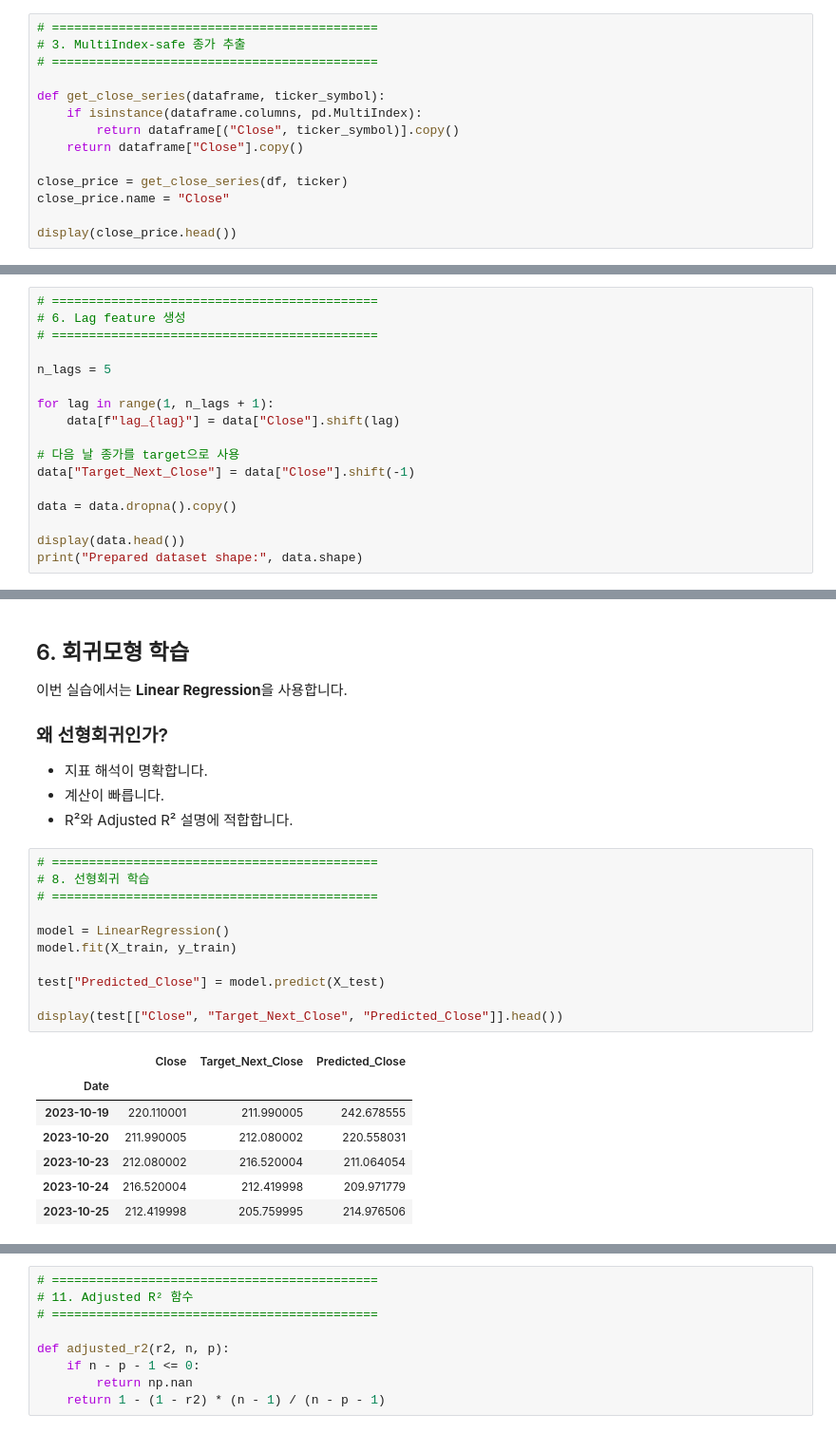
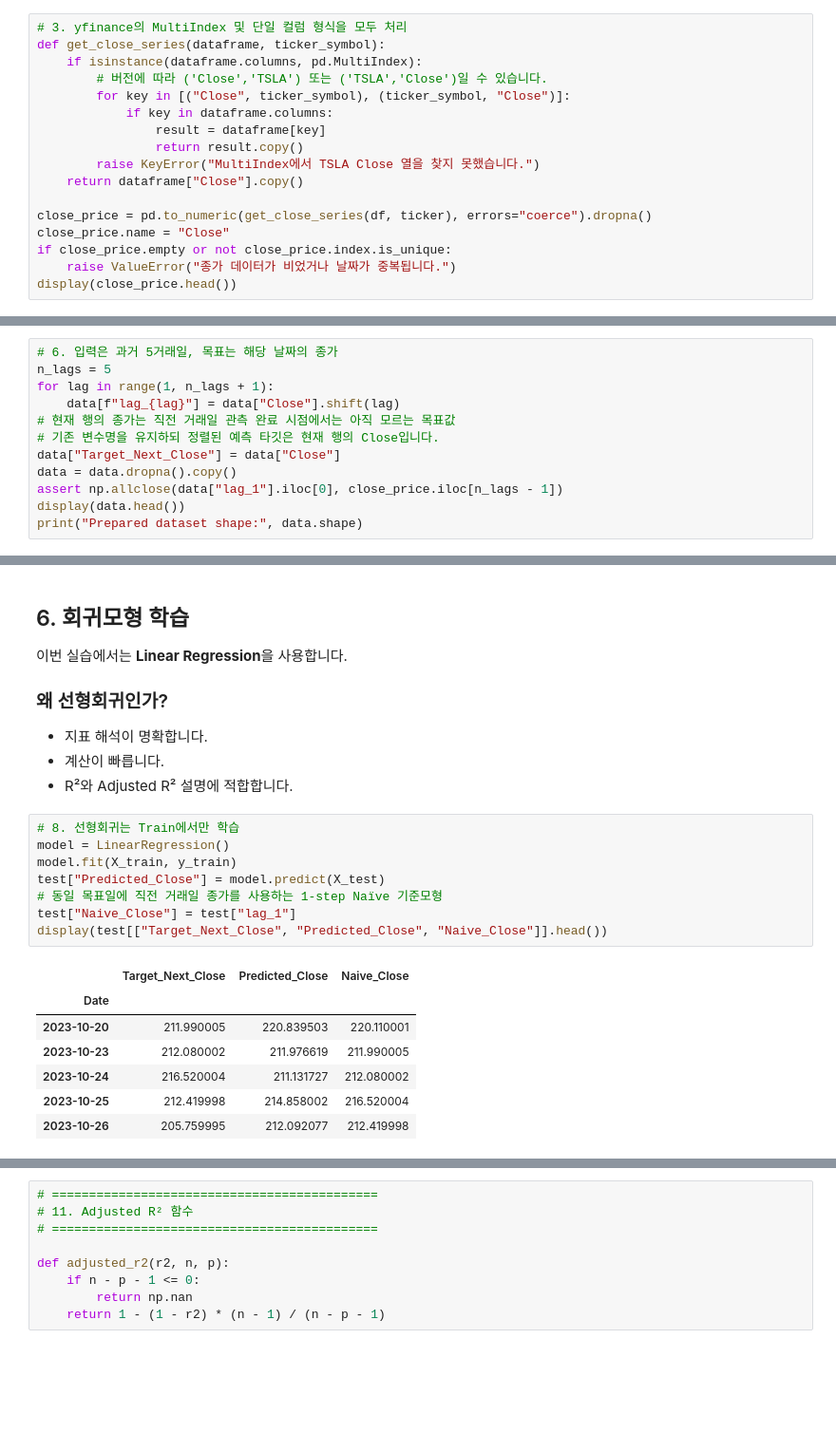
Before and after one commit to nhjung-phd/TimeSeriesAnalysis, a Jupyter notebook: notebooks/40_Regression_Evaluation_Metrics.ipynb, the cells around one changed output, grey strips where cells are left out. Shown at 95% size. Cells and saved outputs as stored; diff of their text form; blank space fills up the shorter version.

```diff
--- a/notebooks/40_Regression_Evaluation_Metrics.ipynb
+++ b/notebooks/40_Regression_Evaluation_Metrics.ipynb
@@ -113,18 +113,21 @@ Downloaded shape: (1510, 6)
 `yfinance`는 환경에 따라 컬럼 구조가 다를 수 있으므로,
 항상 안전하게 종가를 추출하는 방식을 사용합니다.
 # %%
-# ============================================
-# 3. MultiIndex-safe 종가 추출
-# ============================================
-
+# 3. yfinance의 MultiIndex 및 단일 컬럼 형식을 모두 처리
 def get_close_series(dataframe, ticker_symbol):
     if isinstance(dataframe.columns, pd.MultiIndex):
-        return dataframe[("Close", ticker_symbol)].copy()
+        # 버전에 따라 ('Close','TSLA') 또는 ('TSLA','Close')일 수 있습니다.
+        for key in [("Close", ticker_symbol), (ticker_symbol, "Close")]:
+            if key in dataframe.columns:
+                result = dataframe[key]
+                return result.copy()
+        raise KeyError("MultiIndex에서 TSLA Close 열을 찾지 못했습니다.")
     return dataframe["Close"].copy()
 
-close_price = get_close_series(df, ticker)
+close_price = pd.to_numeric(get_close_series(df, ticker), errors="coerce").dropna()
 close_price.name = "Close"
-
+if close_price.empty or not close_price.index.is_unique:
+    raise ValueError("종가 데이터가 비었거나 날짜가 중복됩니다.")
 display(close_price.head())
 # %% [output]
 |  | Close |
@@ -199,18 +195,13 @@ display(data.head())
 # %%
-# ============================================
-# 6. Lag feature 생성
-# ============================================
-
+# 6. 입력은 과거 5거래일, 목표는 해당 날짜의 종가
 n_lags = 5
-
 for lag in range(1, n_lags + 1):
     data[f"lag_{lag}"] = data["Close"].shift(lag)
-
-# 다음 날 종가를 target으로 사용
-data["Target_Next_Close"] = data["Close"].shift(-1)
-
+# 현재 행의 종가는 직전 거래일 관측 완료 시점에서는 아직 모르는 목표값
+# 기존 변수명을 유지하되 정렬된 예측 타깃은 현재 행의 Close입니다.
+data["Target_Next_Close"] = data["Close"]
 data = data.dropna().copy()
-
+assert np.allclose(data["lag_1"].iloc[0], close_price.iloc[n_lags - 1])
 display(data.head())
 print("Prepared dataset shape:", data.shape)
 # %% [output]
@@ -266,21 +256,18 @@ Test size : 301
 - 계산이 빠릅니다.
 - R²와 Adjusted R² 설명에 적합합니다.
 # %%
-# ============================================
-# 8. 선형회귀 학습
-# ============================================
-
+# 8. 선형회귀는 Train에서만 학습
 model = LinearRegression()
 model.fit(X_train, y_train)
-
 test["Predicted_Close"] = model.predict(X_test)
-
-display(test[["Close", "Target_Next_Close", "Predicted_Close"]].head())
+# 동일 목표일에 직전 거래일 종가를 사용하는 1-step Naïve 기준모형
+test["Naive_Close"] = test["lag_1"]
+display(test[["Target_Next_Close", "Predicted_Close", "Naive_Close"]].head())
 # %% [output]
-|  | Close | Target_Next_Close | Predicted_Close |
+|  | Target_Next_Close | Predicted_Close | Naive_Close |
 | Date |  |  |  |
-| 2023-10-19 | 220.110001 | 211.990005 | 242.678555 |
-| 2023-10-20 | 211.990005 | 212.080002 | 220.558031 |
-| 2023-10-23 | 212.080002 | 216.520004 | 211.064054 |
-| 2023-10-24 | 216.520004 | 212.419998 | 209.971779 |
-| 2023-10-25 | 212.419998 | 205.759995 | 214.976506 |
+| 2023-10-20 | 211.990005 | 220.839503 | 220.110001 |
+| 2023-10-23 | 212.080002 | 211.976619 | 211.990005 |
+| 2023-10-24 | 216.520004 | 211.131727 | 212.080002 |
+| 2023-10-25 | 212.419998 | 214.858002 | 216.520004 |
+| 2023-10-26 | 205.759995 | 212.092077 | 212.419998 |
```
Also changed, not shown: parts of 32 cells of this notebook.
